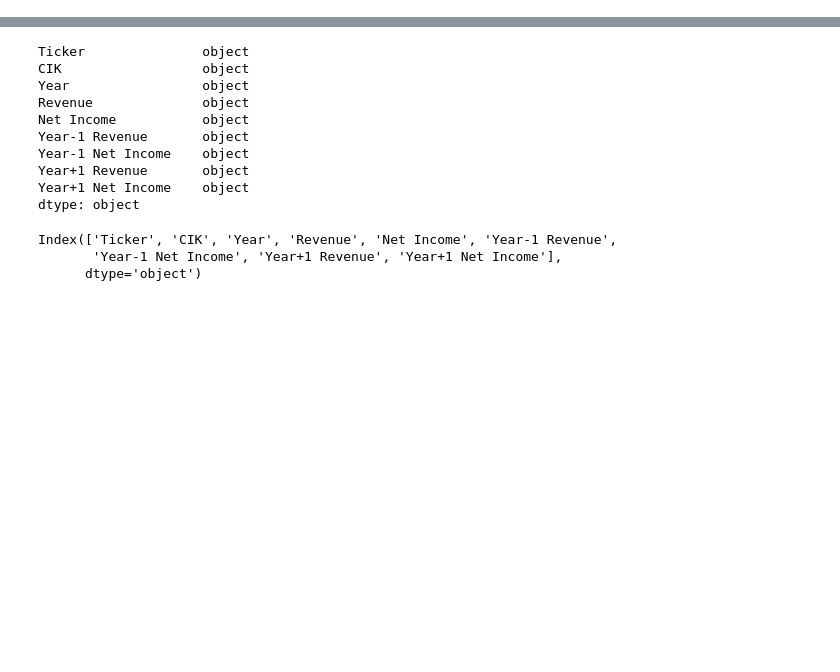
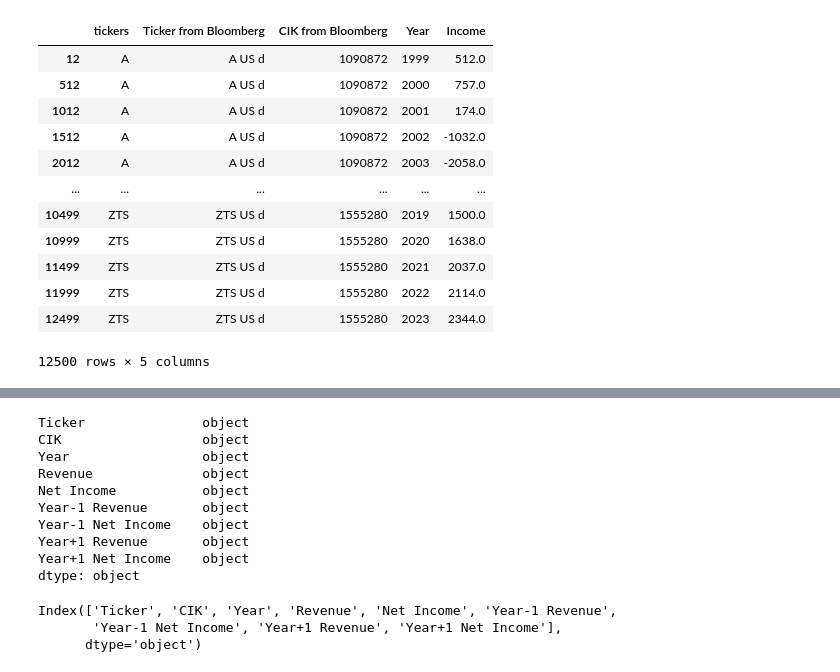
Before and after one commit to ethancn01/10ksentimentalanalysis, a Jupyter notebook: blm.ipynb, the cells around one changed output, grey strips where cells are left out. Drawn from its saved outputs; the diff is of its cells as text; code cells hidden in the pictures; blank space fills up the shorter version.

```diff
--- a/blm.ipynb
+++ b/blm.ipynb
@@ -110,3 +119,19 @@ income_melted_sorted
+# %%
+income_melted_sorted
+# %% [output]
+|  | tickers | Ticker from Bloomberg | CIK from Bloomberg | Year | Income |
+| 12 | A | A US d | 1090872 | 1999 | 512.0 |
+| 512 | A | A US d | 1090872 | 2000 | 757.0 |
+| 1012 | A | A US d | 1090872 | 2001 | 174.0 |
+| 1512 | A | A US d | 1090872 | 2002 | -1032.0 |
+| 2012 | A | A US d | 1090872 | 2003 | -2058.0 |
+| ... | ... | ... | ... | ... | ... |
+| 10499 | ZTS | ZTS US d | 1555280 | 2019 | 1500.0 |
+| 10999 | ZTS | ZTS US d | 1555280 | 2020 | 1638.0 |
+| 11499 | ZTS | ZTS US d | 1555280 | 2021 | 2037.0 |
+| 11999 | ZTS | ZTS US d | 1555280 | 2022 | 2114.0 |
+| 12499 | ZTS | ZTS US d | 1555280 | 2023 | 2344.0 |
+12500 rows × 5 columns
 # %%
 # Merge the two DataFrames on both 'tickers' and 'year'
 merged_df = pd.merge(revenue_melted_sorted, income_melted_sorted, on=['tickers', 'Year'])
```
Also changed, not shown: parts of 26 cells of this notebook, 1 other file.
